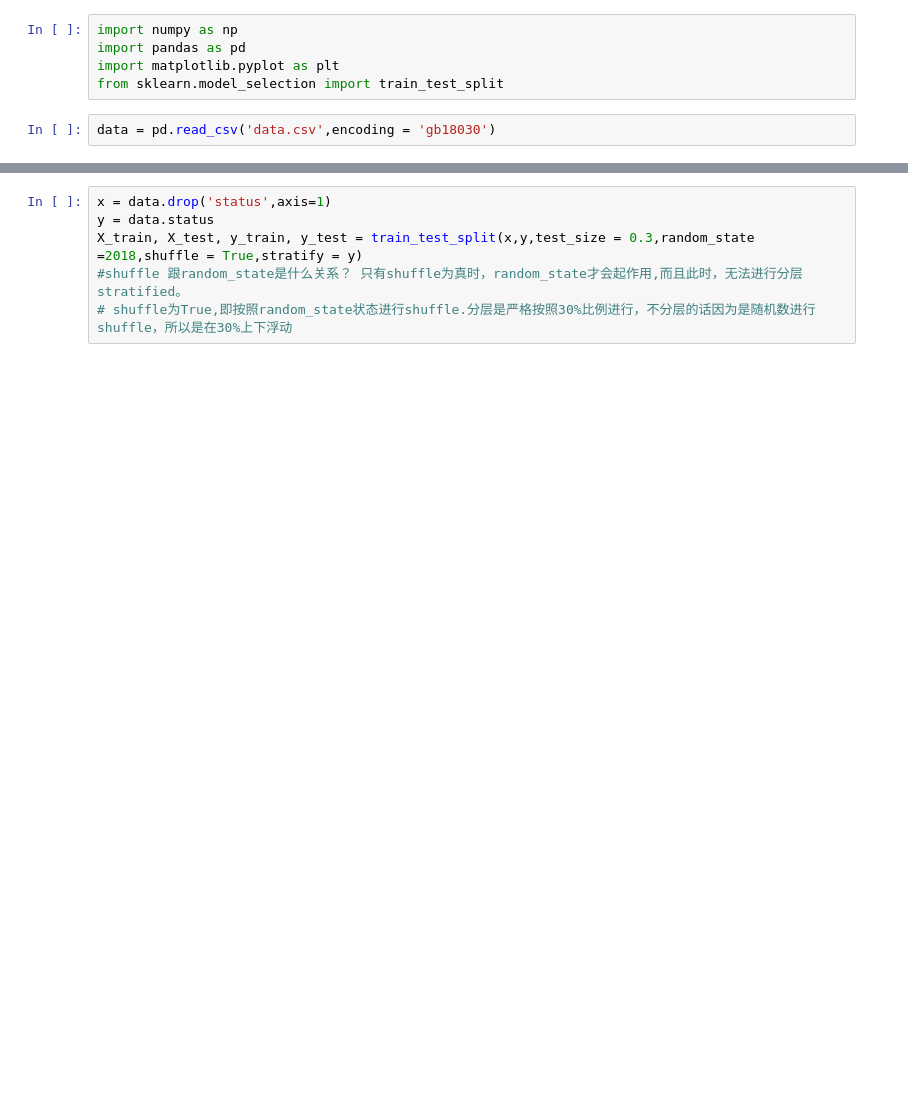
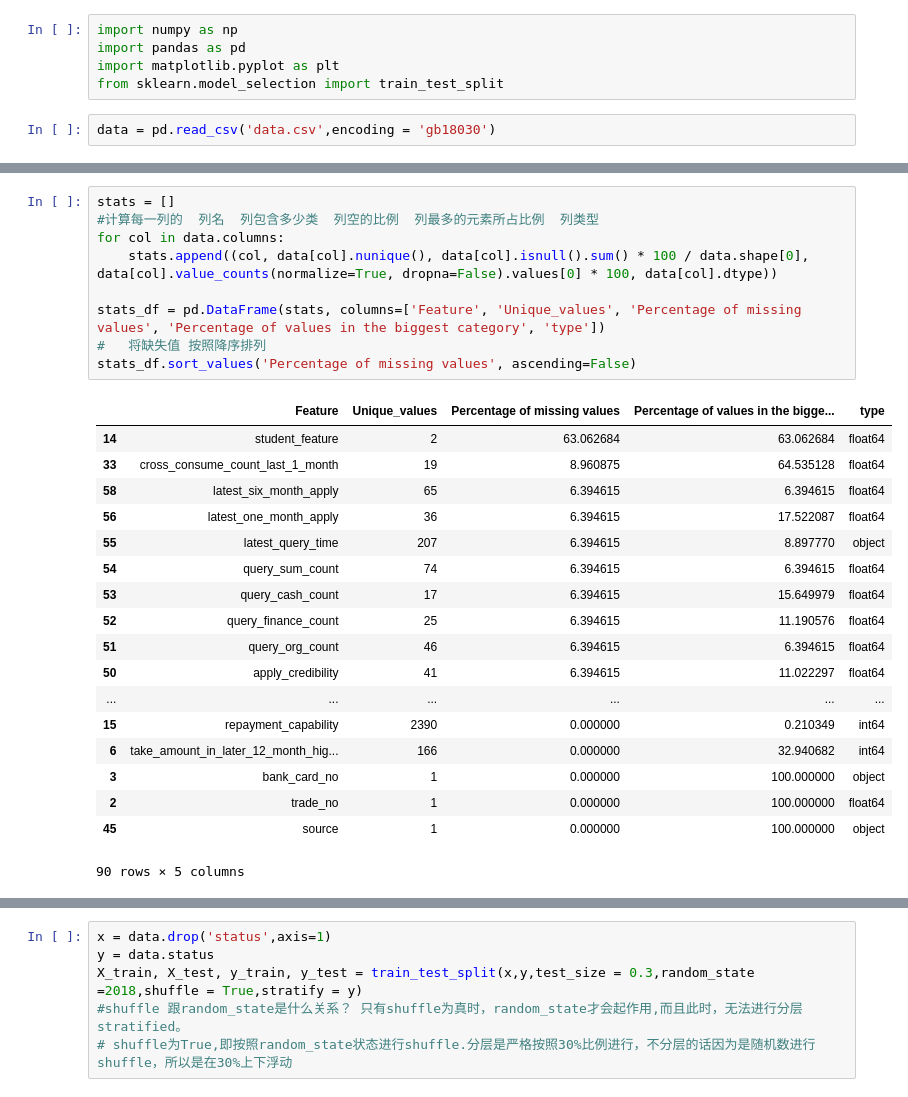
Before and after one commit to LittleSix1/Datawhale, a Jupyter notebook: Datawhale.ipynb, the cells around one changed output, grey strips where cells are left out. Saved outputs shown, nothing was run; the diff lists cells and outputs as text; blank space fills up the shorter version.

Commit message:
Missing value processing

```diff
--- a/Datawhale.ipynb
+++ b/Datawhale.ipynb
@@ -7,0 +56,28 @@ data = pd.read_csv('data.csv',encoding = 'gb18030')
+# %%
+stats = []
+#计算每一列的  列名  列包含多少类  列空的比例  列最多的元素所占比例  列类型
+for col in data.columns:
+    stats.append((col, data[col].nunique(), data[col].isnull().sum() * 100 / data.shape[0], data[col].value_counts(normalize=True, dropna=False).values[0] * 100, data[col].dtype))
+
+stats_df = pd.DataFrame(stats, columns=['Feature', 'Unique_values', 'Percentage of missing values', 'Percentage of values in the biggest category', 'type'])
+#   将缺失值 按照降序排列
+stats_df.sort_values('Percentage of missing values', ascending=False)
+# %% [output]
+|  | Feature | Unique_values | Percentage of missing values | Percentage of values in the bigge... | type |
+| 14 | student_feature | 2 | 63.062684 | 63.062684 | float64 |
+| 33 | cross_consume_count_last_1_month | 19 | 8.960875 | 64.535128 | float64 |
+| 58 | latest_six_month_apply | 65 | 6.394615 | 6.394615 | float64 |
+| 56 | latest_one_month_apply | 36 | 6.394615 | 17.522087 | float64 |
+| 55 | latest_query_time | 207 | 6.394615 | 8.897770 | object |
+| 54 | query_sum_count | 74 | 6.394615 | 6.394615 | float64 |
+| 53 | query_cash_count | 17 | 6.394615 | 15.649979 | float64 |
+| 52 | query_finance_count | 25 | 6.394615 | 11.190576 | float64 |
+| 51 | query_org_count | 46 | 6.394615 | 6.394615 | float64 |
+| 50 | apply_credibility | 41 | 6.394615 | 11.022297 | float64 |
+| ... | ... | ... | ... | ... | ... |
+| 15 | repayment_capability | 2390 | 0.000000 | 0.210349 | int64 |
+| 6 | take_amount_in_later_12_month_hig... | 166 | 0.000000 | 32.940682 | int64 |
+| 3 | bank_card_no | 1 | 0.000000 | 100.000000 | object |
+| 2 | trade_no | 1 | 0.000000 | 100.000000 | float64 |
+| 45 | source | 1 | 0.000000 | 100.000000 | object |
+90 rows × 5 columns
```
Also changed, not shown: parts of 9 cells of this notebook.
